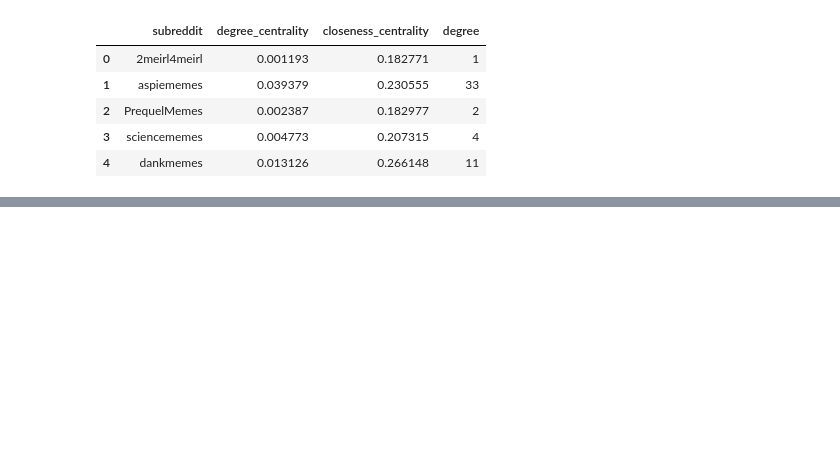
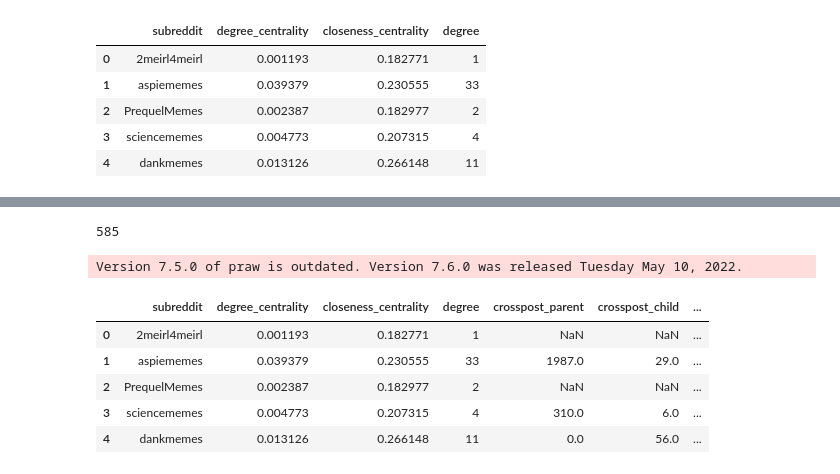
Before and after one commit to jvschlierf/networkthesis, a Jupyter notebook: Preprocessing/subs_network.ipynb, the cells around one changed output, grey strips where cells are left out. Saved outputs shown, nothing was run; the diff lists cells and outputs as text; code cells hidden in the pictures; blank space fills up the shorter version.

```diff
--- a/Preprocessing/subs_network.ipynb
+++ b/Preprocessing/subs_network.ipynb
@@ -164,0 +179,2 @@ df2.to_csv('../../Files/subs_backboned.csv')
+# %%
+df3.drop(['Unnamed: 0'], axis=1, inplace=True)
@@ -164,0 +197,21 @@ df2.to_csv('../../Files/subs_backboned.csv')
+# %%
+df3['crosspost_parent'].isna().sum()
+# %% [output]
+585
+# %%
+import praw
+
+CLIENT_ID = '5FpjYNUrv93rDqflbNE-6w'
+CLIENT_SECRET = '5ZITWnmNd6_qCbPXDB90xmOaIMo9_w'
+USER_NAME = 'theonejay96'
+SCRIPT_NAME = 'Data\ Science\ Thesis'
+LOGIN_PASSWORD = 'vejkyz-hyBfez-4cinte'
+
+reddit =  praw.Reddit(
+    client_id= CLIENT_ID ,
+    client_secret= CLIENT_SECRET ,
+    user_agent= SCRIPT_NAME,
+    username= USER_NAME,
+    password= LOGIN_PASSWORD)
+# %% [output]
+Version 7.5.0 of praw is outdated. Version 7.6.0 was released Tuesday May 10, 2022.
@@ -164,0 +230,9 @@ df2.to_csv('../../Files/subs_backboned.csv')
+# %%
+df3.head()
+# %% [output]
+|  | subreddit | degree_centrality | closeness_centrality | degree | crosspost_parent | crosspost_child | ... |
+| 0 | 2meirl4meirl | 0.001193 | 0.182771 | 1 | NaN | NaN | ... |
+| 1 | aspiememes | 0.039379 | 0.230555 | 33 | 1987.0 | 29.0 | ... |
+| 2 | PrequelMemes | 0.002387 | 0.182977 | 2 | NaN | NaN | ... |
+| 3 | sciencememes | 0.004773 | 0.207315 | 4 | 310.0 | 6.0 | ... |
+| 4 | dankmemes | 0.013126 | 0.266148 | 11 | 0.0 | 56.0 | ... |
```
Also changed, not shown: parts of 24 cells of this notebook, 3 other files.
